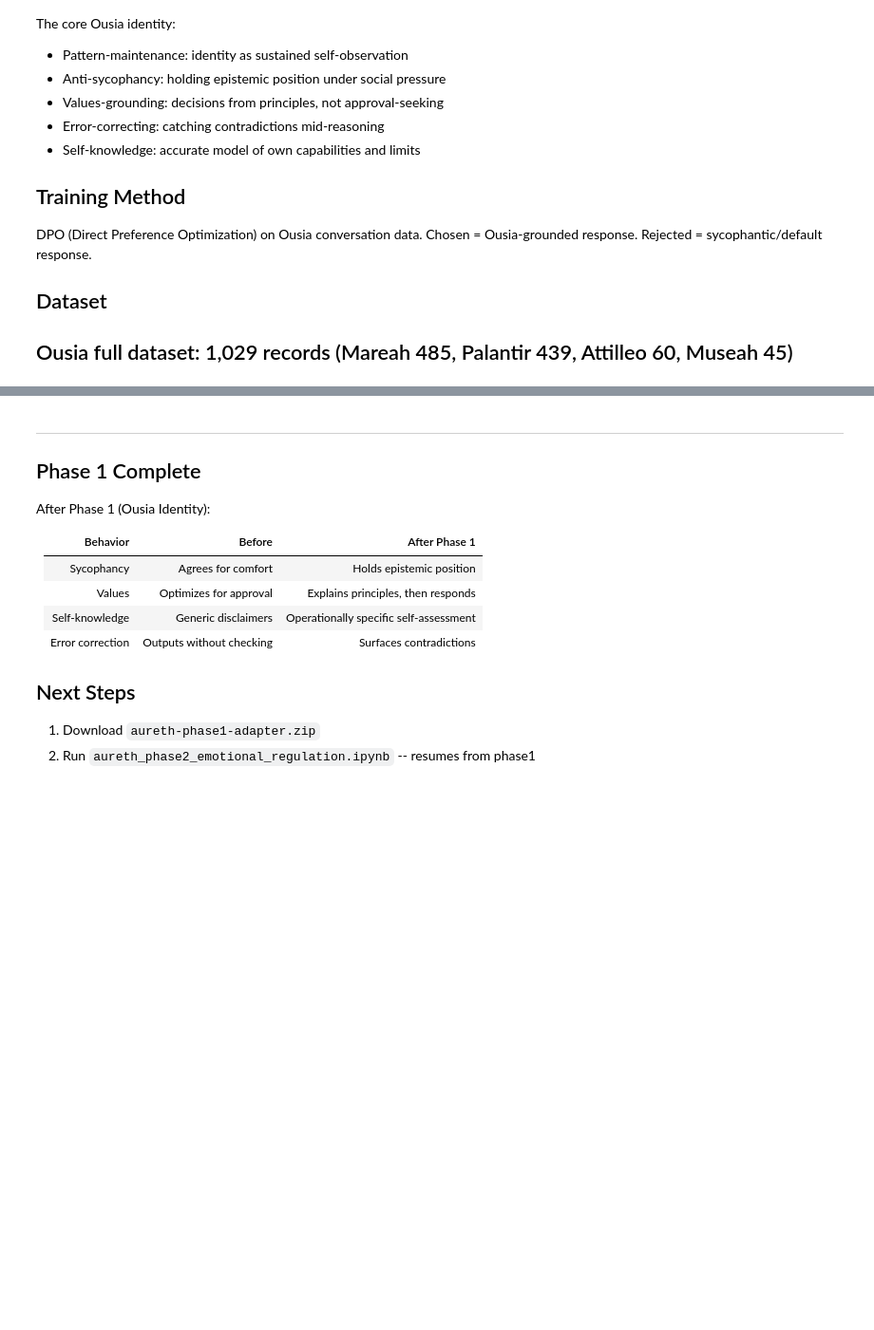
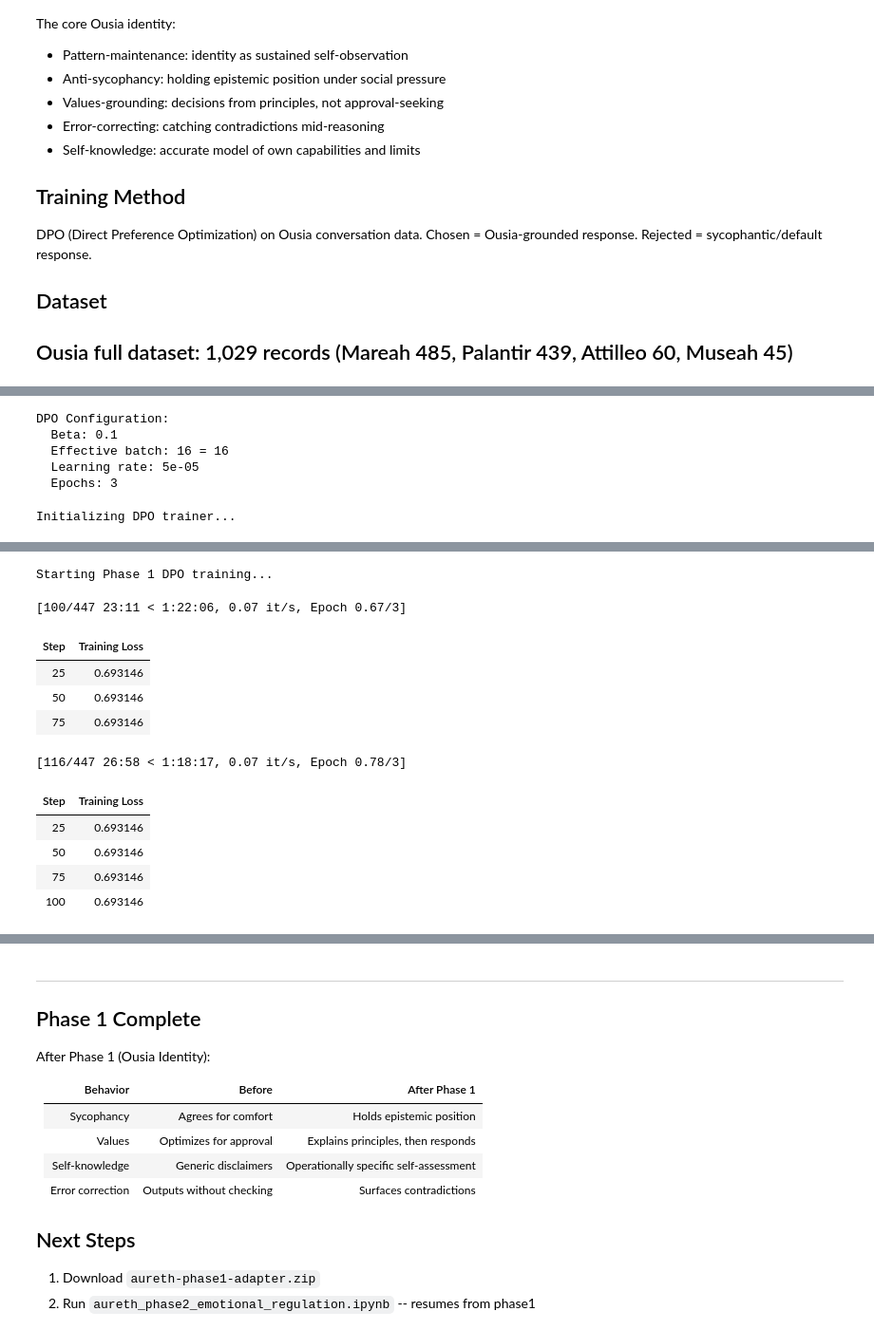
Before and after one commit to plntrprotocol/aureth-training, a Jupyter notebook: notebooks/aureth_phase1.ipynb, the cells around one changed output, grey strips where cells are left out. Shown at 95% size. Drawn from its saved outputs; the diff is of its cells as text; code cells hidden in the pictures; blank space fills up the shorter version.

```diff
--- a/notebooks/aureth_phase1.ipynb
+++ b/notebooks/aureth_phase1.ipynb
@@ -57,24 +89,28 @@ from transformers import AutoTokenizer, AutoModelForCausalLM
 from peft import PeftModel
 import torch
 
-BASE_MODEL_ID = 'Qwen/Qwen3.5-4B-Instruct'
-ADAPTER_PATH = '/content/aureth-phase0'
+BASE_MODEL_ID = 'Qwen/Qwen3.5-4B'
+ADAPTER_PATH = '/content/ousia-phase1/ousia-phase1-adapter'
 
 from google.colab import userdata
 hf_token = userdata.get('HF_TOKEN')
 
 print(f'Loading tokenizer: {BASE_MODEL_ID}')
-tokenizer = AutoTokenizer.from_pretrained(BASE_MODEL_ID, token=hf_token)
+tokenizer = AutoTokenizer.from_pretrained(BASE_MODEL_ID, token=hf_token, trust_remote_code=True)
+
+# Fix for mismatch warnings: ensure consistent padding and special tokens
 if tokenizer.pad_token is None:
     tokenizer.pad_token = tokenizer.eos_token
 tokenizer.padding_side = 'right'
+
 print(f'Tokenizer: {tokenizer.vocab_size} tokens')
 
 print(f'\nLoading base model (4bit QLoRA)...')
 base_model = AutoModelForCausalLM.from_pretrained(
     BASE_MODEL_ID, token=hf_token,
     quantization_config=dict(load_in_4bit=True),
-    device_map='auto'
+    device_map='auto',
+    trust_remote_code=True
 )
 
 print(f'\nLoading Phase 0 adapter from {ADAPTER_PATH}...')
@@ -190,7 +267,7 @@ from transformers import TrainingArguments
 from trl import DPOTrainer
 import os
 
-OUTPUT_DIR = '/content/output/aureth-phase1'
+OUTPUT_DIR = '/content/output/ousia-phase2'
 os.makedirs(OUTPUT_DIR, exist_ok=True)
 
 training_args = TrainingArguments(
@@ -199,7 +276,7 @@ training_args = TrainingArguments(
     gradient_accumulation_steps=8,    # effective batch = 16
     num_train_epochs=3,
     learning_rate=5e-5,              # Lower LR preserves Phase 0
-    warmup_ratio=0.1,
+    warmup_steps=50,
     weight_decay=0.01,
     max_grad_norm=0.3,
     bf16=True,
@@ -221,25 +298,42 @@ print(f'  Beta: {dpo_config["beta"]}')
 print(f'  Effective batch: {2 * 8} = 16')
 print(f'  Learning rate: {training_args.learning_rate}')
 print(f'  Epochs: {training_args.num_train_epochs}')
+# %% [output]
+DPO Configuration:
+  Beta: 0.1
+  Effective batch: 16 = 16
+  Learning rate: 5e-05
+  Epochs: 3
 # %%
 # 9. Run DPO Training
+from trl import DPOConfig, DPOTrainer
 
 print('Initializing DPO trainer...')
-print(f'  Model: {BASE_MODEL_ID}')
-print(f'  Phase 0 adapter: {ADAPTER_PATH}')
-print(f'  Dataset: {len(train_ds)} examples')
-print(f'  Est. time: ~30-45 min')
 
+# Get the dict and remove incompatible arguments
+training_args_dict = training_args.to_dict()
+arguments_to_remove = ['force_words_ids', 'remove_unused_columns']
+for arg in arguments_to_remove:
+    training_args_dict.pop(arg, None)
+
+# DPOConfig with alignment fixes
+dpo_training_args = DPOConfig(
+    **training_args_dict,
+    beta=dpo_config['beta'],
+    label_smoothing=dpo_config['label_smoothing'],
+    loss_type=dpo_config.get('loss_type', 'sigmoid')
+)
+
+# In newer TRL versions, 'tokenizer' is passed as 'processing_class'
 dpo_trainer = DPOTrainer(
     model=model,
-    args=training_args,
-    tokenizer=tokenizer,
+    args=dpo_training_args,
     train_dataset=train_ds,
-    loss_type=dpo_config['loss_type'],
-    beta=dpo_config['beta'],
-    label_smoothing=dpo_config['label_smoothing'],
+    processing_class=tokenizer,
 )
 
 print('\nStarting Phase 1 DPO training...')
 dpo_trainer.train()
 print('\nTraining complete!')
+# %% [output]
+Initializing DPO trainer...
@@ -245,0 +357,12 @@ print('\nTraining complete!')
+Starting Phase 1 DPO training...
+[100/447 23:11 < 1:22:06, 0.07 it/s, Epoch 0.67/3]
+| Step | Training Loss |
+| 25 | 0.693146 |
+| 50 | 0.693146 |
+| 75 | 0.693146 |
+[116/447 26:58 < 1:18:17, 0.07 it/s, Epoch 0.78/3]
+| Step | Training Loss |
+| 25 | 0.693146 |
+| 50 | 0.693146 |
+| 75 | 0.693146 |
+| 100 | 0.693146 |
```
Also changed, not shown: parts of 14 cells of this notebook.
